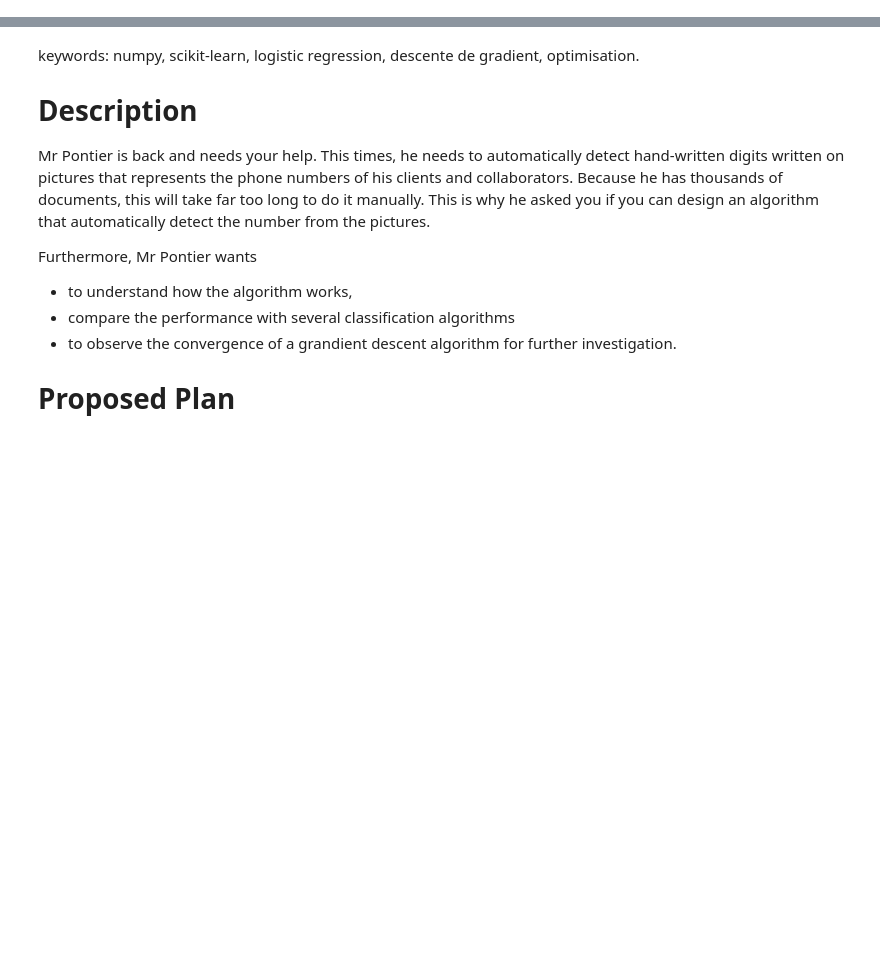
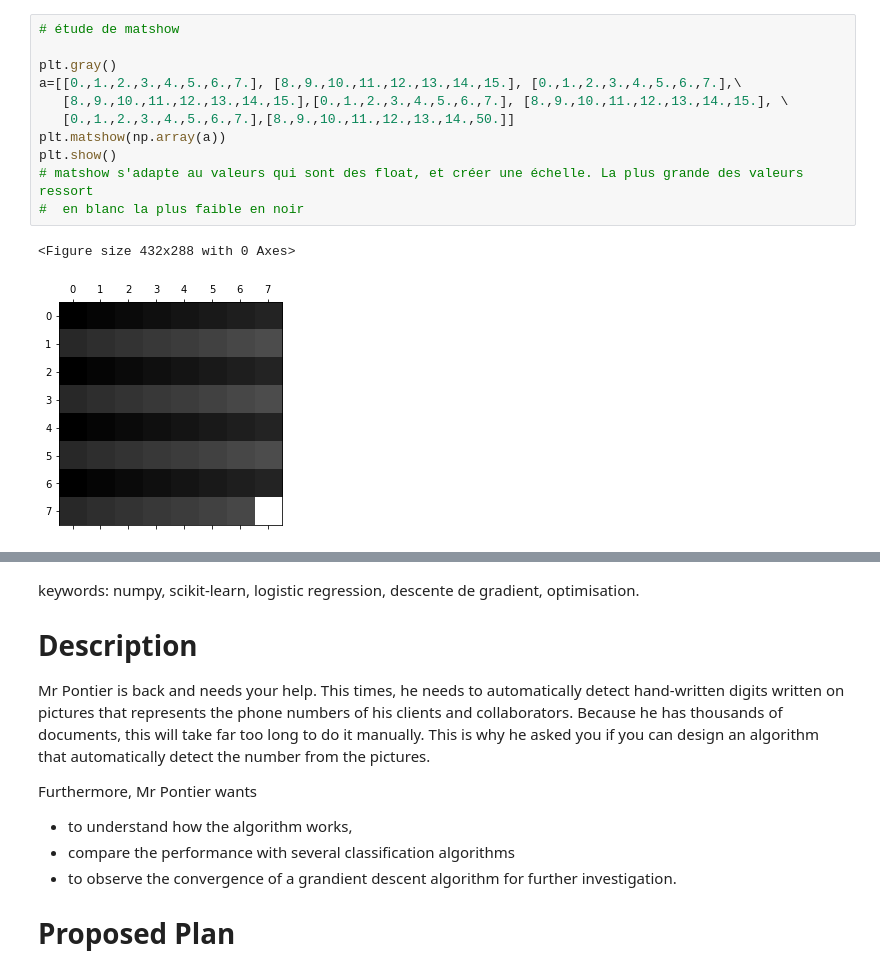
Before and after one commit to jpphi/brief5_handw, a Jupyter notebook: rendu_brief5_handw.ipynb, the cells around one changed output, grey strips where cells are left out. Saved outputs shown, nothing was run; the diff lists cells and outputs as text; blank space fills up the shorter version.

```diff
--- a/rendu_brief5_handw.ipynb
+++ b/rendu_brief5_handw.ipynb
@@ -23,3 +54,17 @@ plt.show()
+# %%
+# étude de matshow
+
+plt.gray()
+a=[[0.,1.,2.,3.,4.,5.,6.,7.], [8.,9.,10.,11.,12.,13.,14.,15.], [0.,1.,2.,3.,4.,5.,6.,7.],\
+   [8.,9.,10.,11.,12.,13.,14.,15.],[0.,1.,2.,3.,4.,5.,6.,7.], [8.,9.,10.,11.,12.,13.,14.,15.], \
+   [0.,1.,2.,3.,4.,5.,6.,7.],[8.,9.,10.,11.,12.,13.,14.,50.]]
+plt.matshow(np.array(a))
+plt.show()
+# matshow s'adapte au valeurs qui sont des float, et créer une échelle. La plus grande des valeurs ressort
+#  en blanc la plus faible en noir
+# %% [output]
+<Figure size 432x288 with 0 Axes>
+[figure, added]
 # %%
 # Show several data for each label (== category)
 
```
Also changed, not shown: parts of 24 cells of this notebook, 2 other files.
